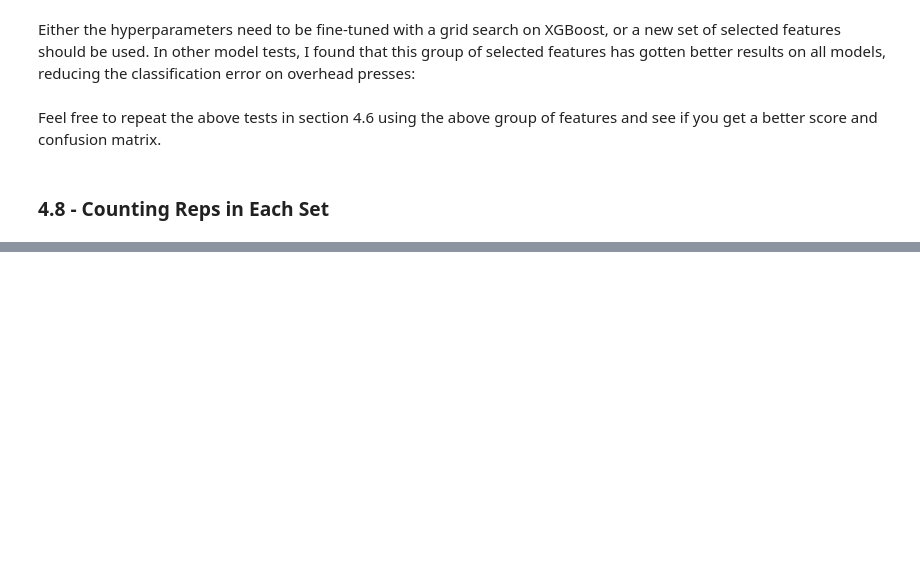
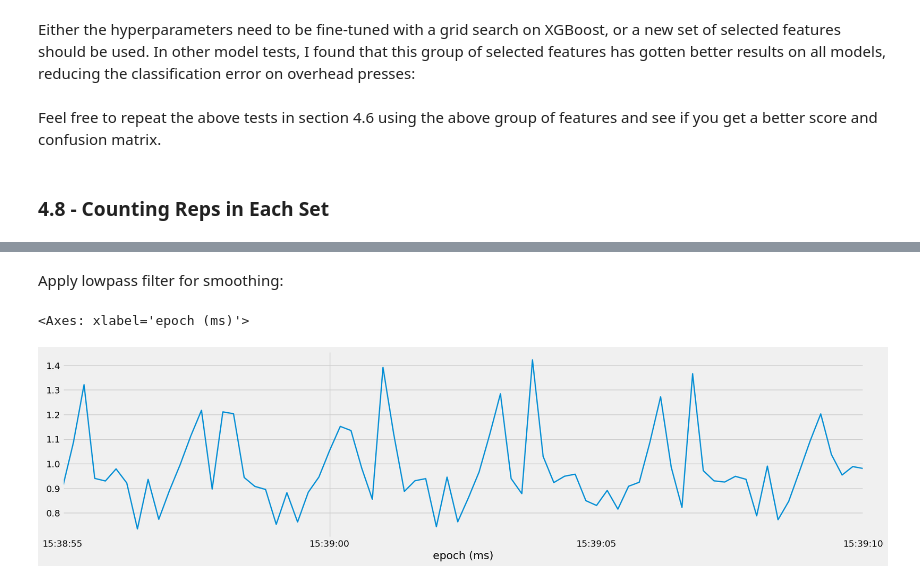
Before and after one commit to nkeblawi/nk-fitness-tracker, a Jupyter notebook: notebooks/nk-fitness-tracker-p4-predictive-modeling.ipynb, the cells around one changed output, grey strips where cells are left out. Cells and saved outputs as stored; diff of their text form; code cells hidden in the pictures; blank space fills up the shorter version.

```diff
--- a/notebooks/nk-fitness-tracker-p4-predictive-modeling.ipynb
+++ b/notebooks/nk-fitness-tracker-p4-predictive-modeling.ipynb
@@ -596,0 +634,23 @@ df = pd.read_pickle("../../data/interim/01_data_processed.pkl")
+# %% [markdown]
+Apply lowpass filter for smoothing:
+# %%
+fs = 1000 / 200  # 5 per second
+LowPass = LowPassFilter()
+
+# Load the data for one set of each type of exercise
+bench_set = bench_df[bench_df["set"] == bench_df["set"].unique()[0]]
+squat_set = squat_df[squat_df["set"] == squat_df["set"].unique()[0]]
+row_set = row_df[row_df["set"] == row_df["set"].unique()[0]]
+ohp_set = ohp_df[ohp_df["set"] == ohp_df["set"].unique()[0]]
+dead_set = dead_df[dead_df["set"] == dead_df["set"].unique()[0]]
+
+# *** Change these variables for exploration ***
+column = "acc_r"
+set_type = ohp_set
+cutoff = 0.5
+
+# Test visualization to see how many reps we should expect to see
+set_type[column].plot()
+# %% [output]
+<Axes: xlabel='epoch (ms)'>
+[figure, added]
```
Also changed, not shown: parts of 8 cells of this notebook, 1 other file.
